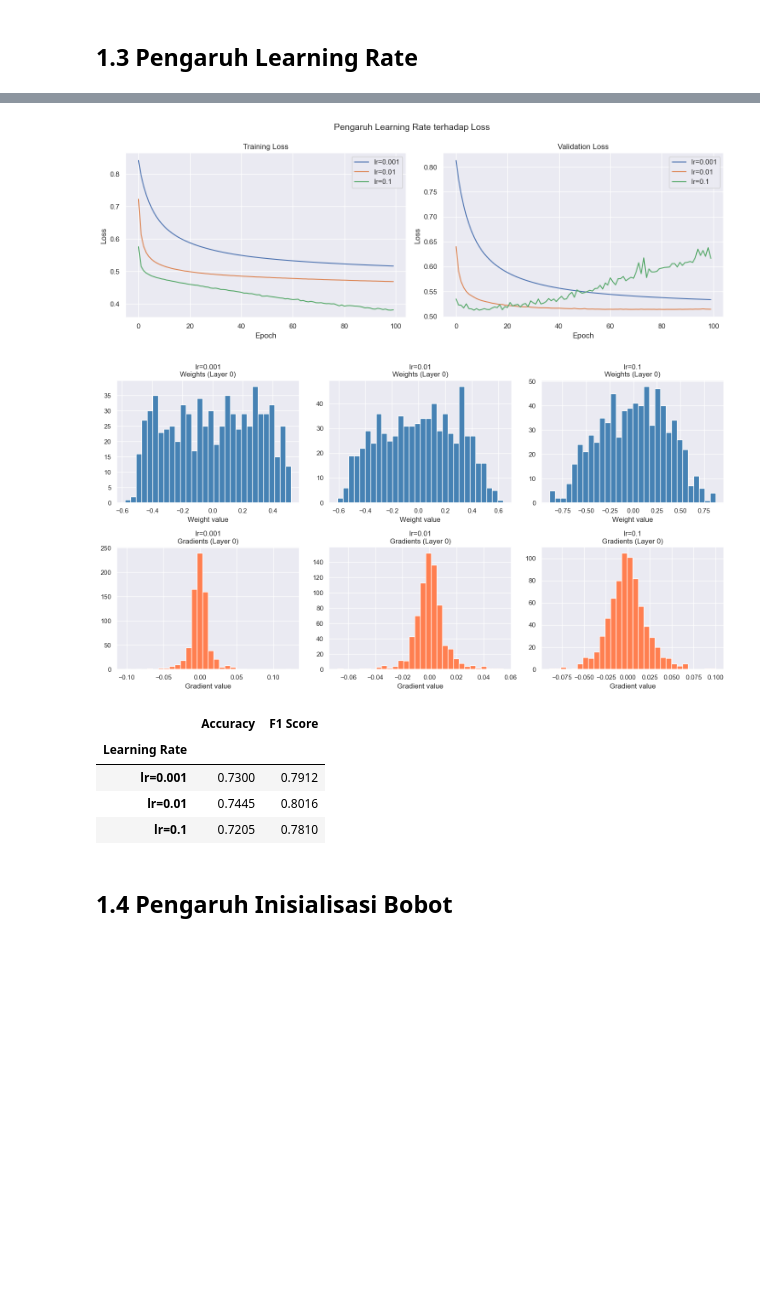
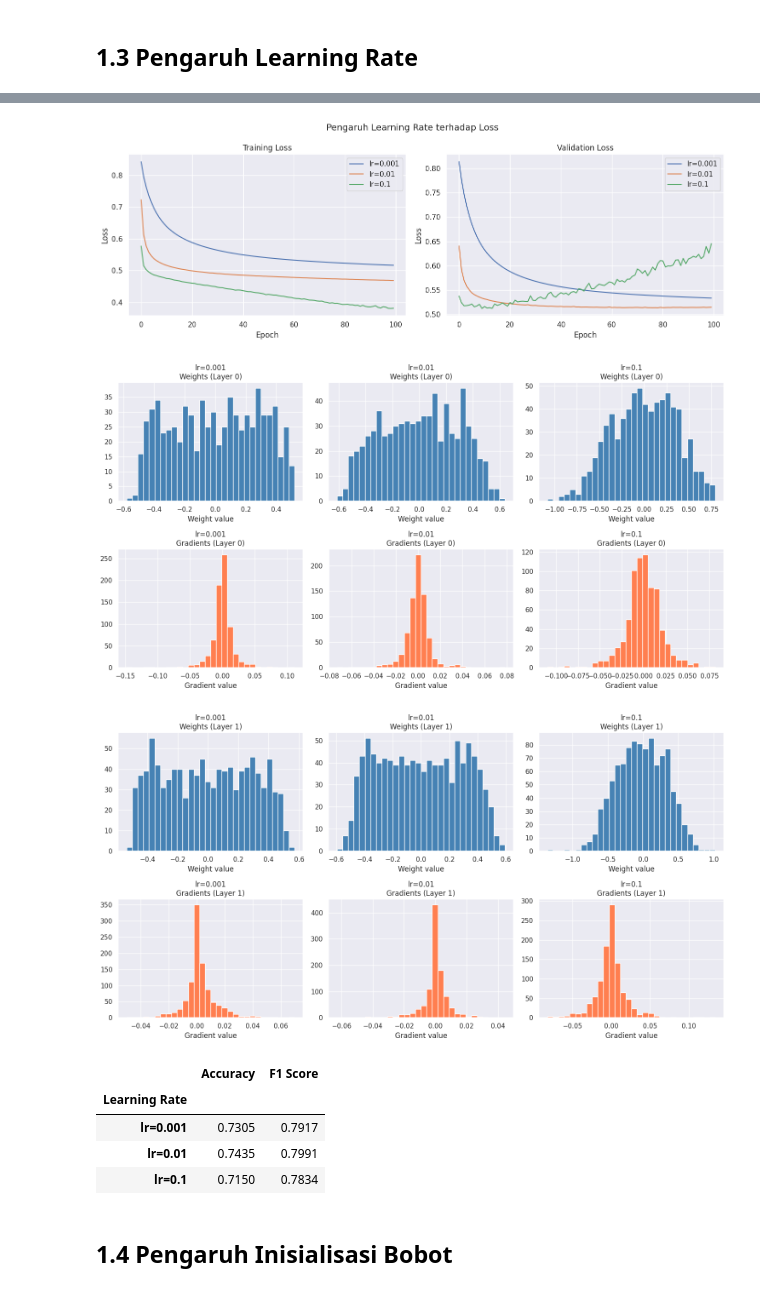
Before and after one commit to ryonlunar/BigmoMasterclass_ML, a Jupyter notebook: notebook/notebook.ipynb, the cells around one changed output, grey strips where cells are left out. Cells and saved outputs as stored; diff of their text form; code cells hidden in the pictures; blank space fills up the shorter version.

```diff
--- a/notebook/notebook.ipynb
+++ b/notebook/notebook.ipynb
@@ -363,7 +363,7 @@ pd.DataFrame(rows).set_index('Config')
 # %%
 print(f'[{datetime.datetime.now()}] Activation experiments started.')
 
-activation_configs = ['linear', 'relu', 'sigmoid', 'tanh']
+activation_configs = ['linear', 'relu', 'sigmoid', 'tanh', 'leaky_relu', 'swish']
 
 act_models, act_histories, act_labels = [], [], []
 for act in activation_configs:
@@ -439,11 +447,13 @@ print(f'[{datetime.datetime.now()}] Learning rate experiments completed.')
 # %%
 plot_loss_curves(lr_histories, lr_labels, title='Pengaruh Learning Rate terhadap Loss')
 # %% [output]
-[figure, old version]
+[figure, new version]
 # %%
 compare_distributions(lr_models, lr_labels, layer_idx=0)
+compare_distributions(lr_models, lr_labels, layer_idx=1)
 # %% [output]
-[figure, old version]
+[figure, new version]
+[figure, added]
 # %%
 rows = []
 for model, label in zip(lr_models, lr_labels):
@@ -453,9 +463,9 @@ pd.DataFrame(rows).set_index('Learning Rate')
 # %% [output]
 |  | Accuracy | F1 Score |
 | Learning Rate |  |  |
-| lr=0.001 | 0.7300 | 0.7912 |
-| lr=0.01 | 0.7445 | 0.8016 |
-| lr=0.1 | 0.7205 | 0.7810 |
+| lr=0.001 | 0.7305 | 0.7917 |
+| lr=0.01 | 0.7435 | 0.7991 |
+| lr=0.1 | 0.7150 | 0.7834 |
 # %% [markdown]
 ## **1.4 Pengaruh Inisialisasi Bobot**
 # %%
```
Also changed, not shown: parts of 30 cells of this notebook.
